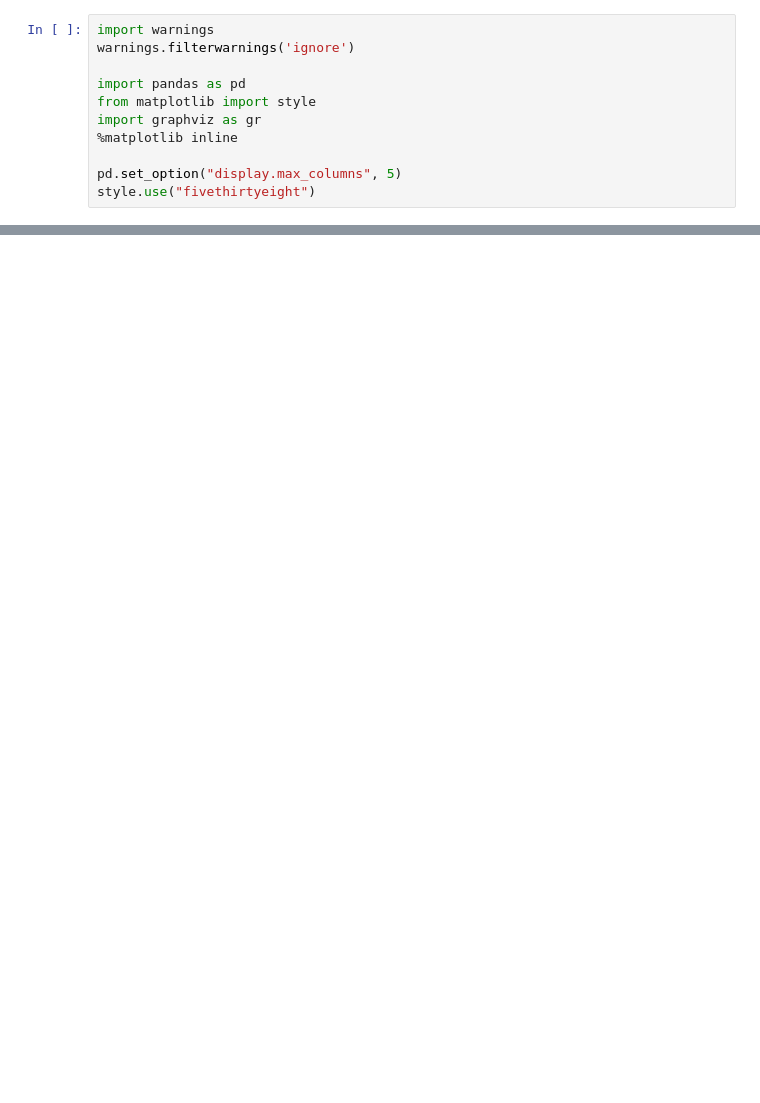
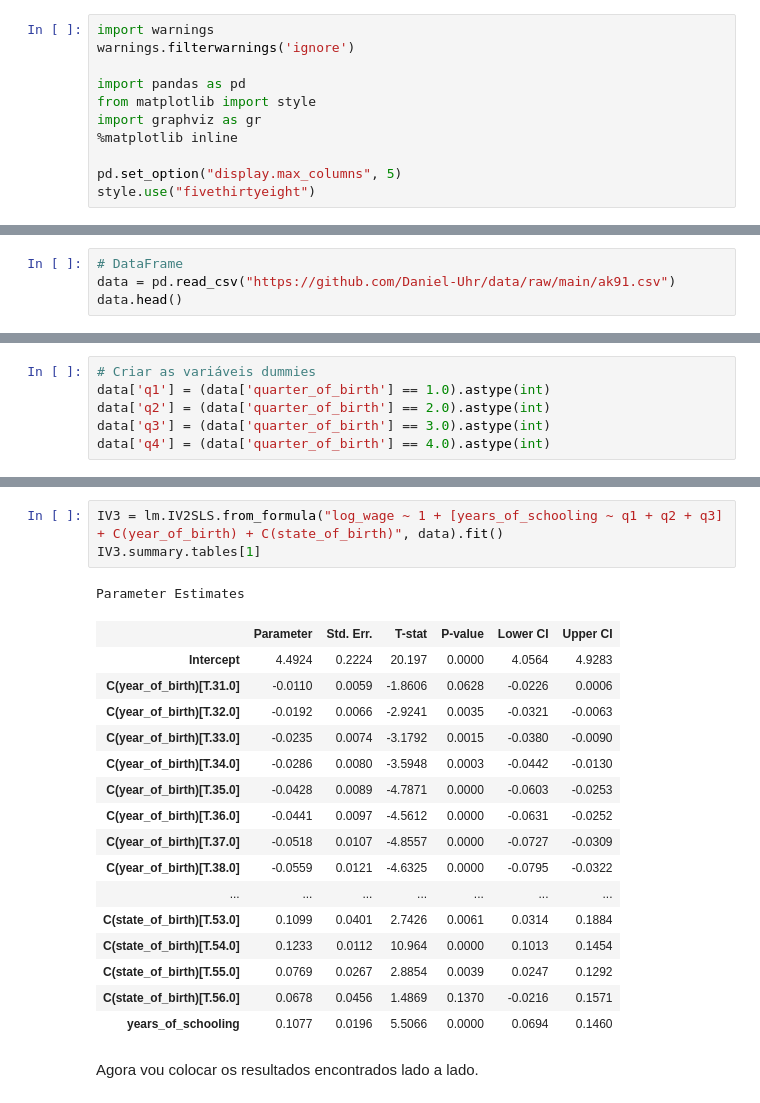
Before and after one commit to Daniel-Uhr/Microeconometrics_Notes, a Jupyter notebook: 03-LATE.ipynb, the cells around one changed output, grey strips where cells are left out. Cells and saved outputs as stored; diff of their text form; blank space fills up the shorter version.

```diff
--- a/03-LATE.ipynb
+++ b/03-LATE.ipynb
@@ -396,0 +216,4 @@
+# %%
+# DataFrame
+data = pd.read_csv("https://github.com/Daniel-Uhr/data/raw/main/ak91.csv")
+data.head()
@@ -396,0 +227,6 @@
+# %%
+# Criar as variáveis dummies
+data['q1'] = (data['quarter_of_birth'] == 1.0).astype(int)
+data['q2'] = (data['quarter_of_birth'] == 2.0).astype(int)
+data['q3'] = (data['quarter_of_birth'] == 3.0).astype(int)
+data['q4'] = (data['quarter_of_birth'] == 4.0).astype(int)
@@ -396,0 +310,23 @@
+# %%
+IV3 = lm.IV2SLS.from_formula("log_wage ~ 1 + [years_of_schooling ~ q1 + q2 + q3] + C(year_of_birth) + C(state_of_birth)", data).fit()
+IV3.summary.tables[1]
+# %% [output]
+Parameter Estimates
+|  | Parameter | Std. Err. | T-stat | P-value | Lower CI | Upper CI |
+| Intercept | 4.4924 | 0.2224 | 20.197 | 0.0000 | 4.0564 | 4.9283 |
+| C(year_of_birth)[T.31.0] | -0.0110 | 0.0059 | -1.8606 | 0.0628 | -0.0226 | 0.0006 |
+| C(year_of_birth)[T.32.0] | -0.0192 | 0.0066 | -2.9241 | 0.0035 | -0.0321 | -0.0063 |
+| C(year_of_birth)[T.33.0] | -0.0235 | 0.0074 | -3.1792 | 0.0015 | -0.0380 | -0.0090 |
+| C(year_of_birth)[T.34.0] | -0.0286 | 0.0080 | -3.5948 | 0.0003 | -0.0442 | -0.0130 |
+| C(year_of_birth)[T.35.0] | -0.0428 | 0.0089 | -4.7871 | 0.0000 | -0.0603 | -0.0253 |
+| C(year_of_birth)[T.36.0] | -0.0441 | 0.0097 | -4.5612 | 0.0000 | -0.0631 | -0.0252 |
+| C(year_of_birth)[T.37.0] | -0.0518 | 0.0107 | -4.8557 | 0.0000 | -0.0727 | -0.0309 |
+| C(year_of_birth)[T.38.0] | -0.0559 | 0.0121 | -4.6325 | 0.0000 | -0.0795 | -0.0322 |
+| ... | ... | ... | ... | ... | ... | ... |
+| C(state_of_birth)[T.53.0] | 0.1099 | 0.0401 | 2.7426 | 0.0061 | 0.0314 | 0.1884 |
+| C(state_of_birth)[T.54.0] | 0.1233 | 0.0112 | 10.964 | 0.0000 | 0.1013 | 0.1454 |
+| C(state_of_birth)[T.55.0] | 0.0769 | 0.0267 | 2.8854 | 0.0039 | 0.0247 | 0.1292 |
+| C(state_of_birth)[T.56.0] | 0.0678 | 0.0456 | 1.4869 | 0.1370 | -0.0216 | 0.1571 |
+| years_of_schooling | 0.1077 | 0.0196 | 5.5066 | 0.0000 | 0.0694 | 0.1460 |
+# %% [markdown]
+Agora vou colocar os resultados encontrados lado a lado.
```
Also changed, not shown: parts of 78 cells of this notebook.
